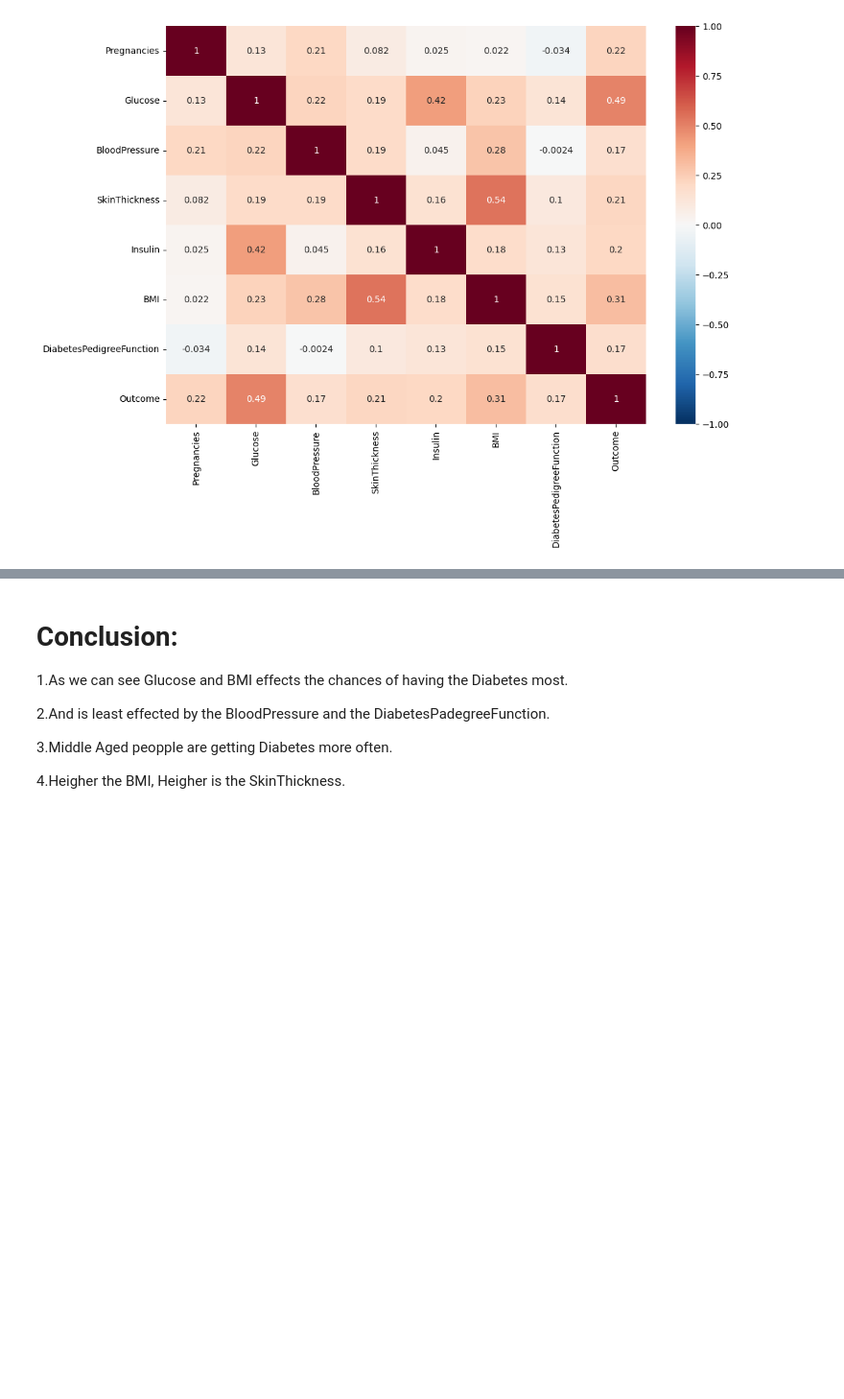
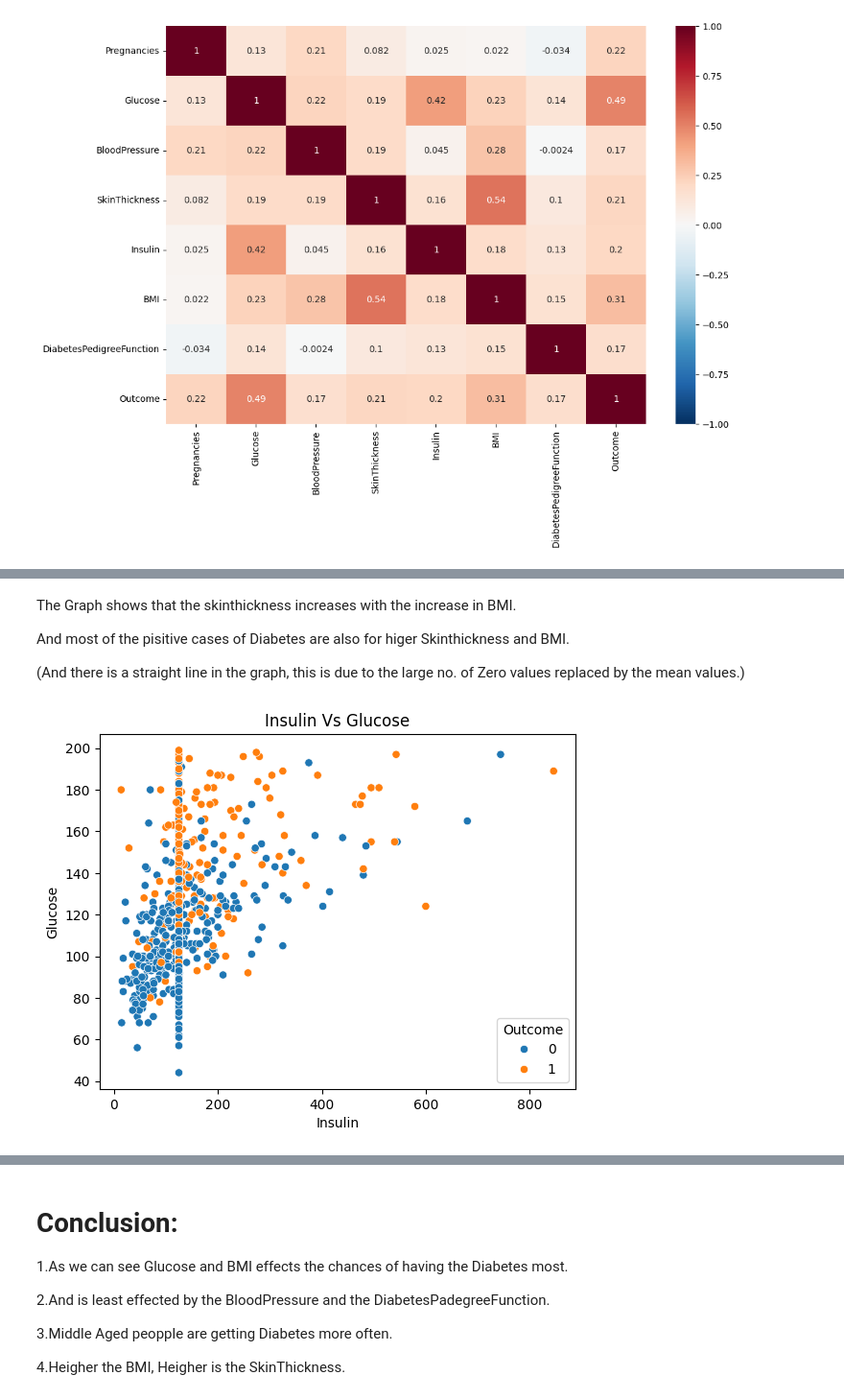
Before and after one commit to kanishkajain2005-byte/Diabetes, a Jupyter notebook: Diabetes_Prediction.ipynb, the cells around one changed output, grey strips where cells are left out. Shown at 96% size. Cells and saved outputs as stored; diff of their text form; code cells hidden in the pictures; blank space fills up the shorter version.

```diff
--- a/Diabetes_Prediction.ipynb
+++ b/Diabetes_Prediction.ipynb
@@ -304,0 +331,14 @@ plt.show()
+# %% [markdown]
+The Graph shows that the skinthickness increases with the increase in BMI.
+
+And most of the pisitive cases of Diabetes are also for higer Skinthickness and BMI.
+
+(And there is a straight line in the graph, this is due to the large no. of Zero values replaced by the mean values.)
+# %%
+sns.scatterplot(x= data['Insulin'], y= data['Glucose'], data=data, hue= 'Outcome')
+plt.title('Insulin Vs Glucose')
+plt.xlabel('Insulin')
+plt.ylabel('Glucose')
+plt.show()
+# %% [output]
+[figure, added]
```
Also changed, not shown: parts of 9 cells of this notebook.
